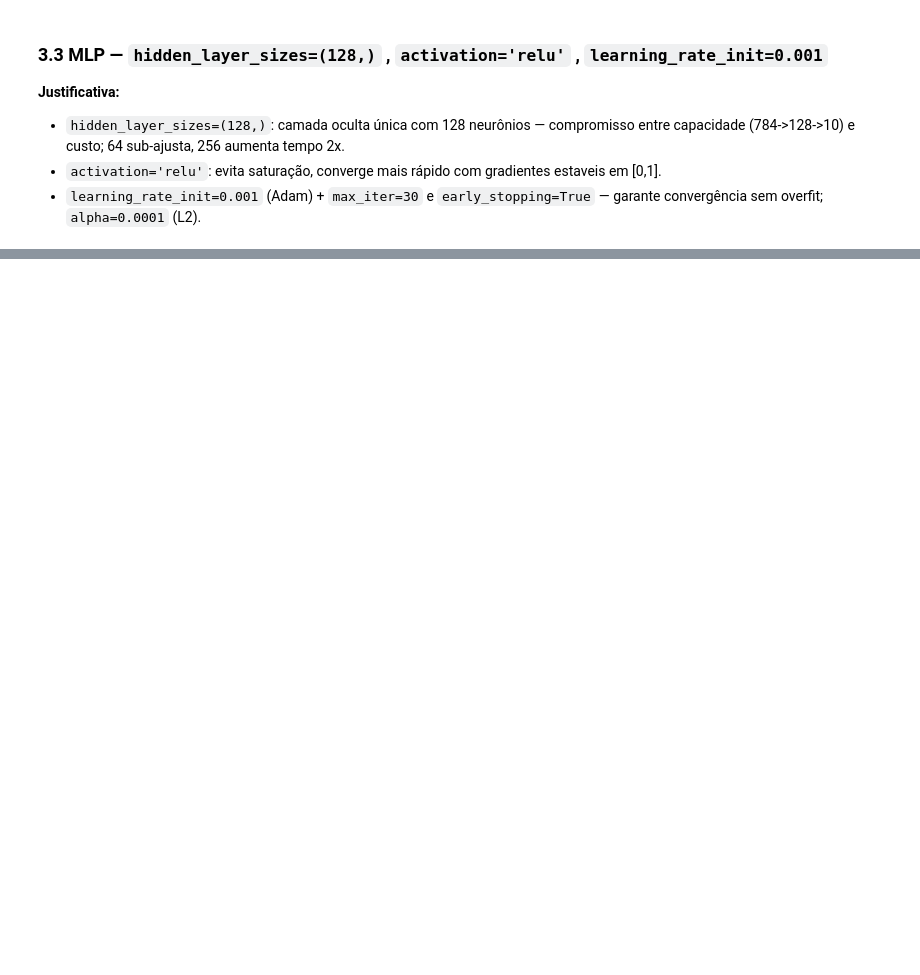
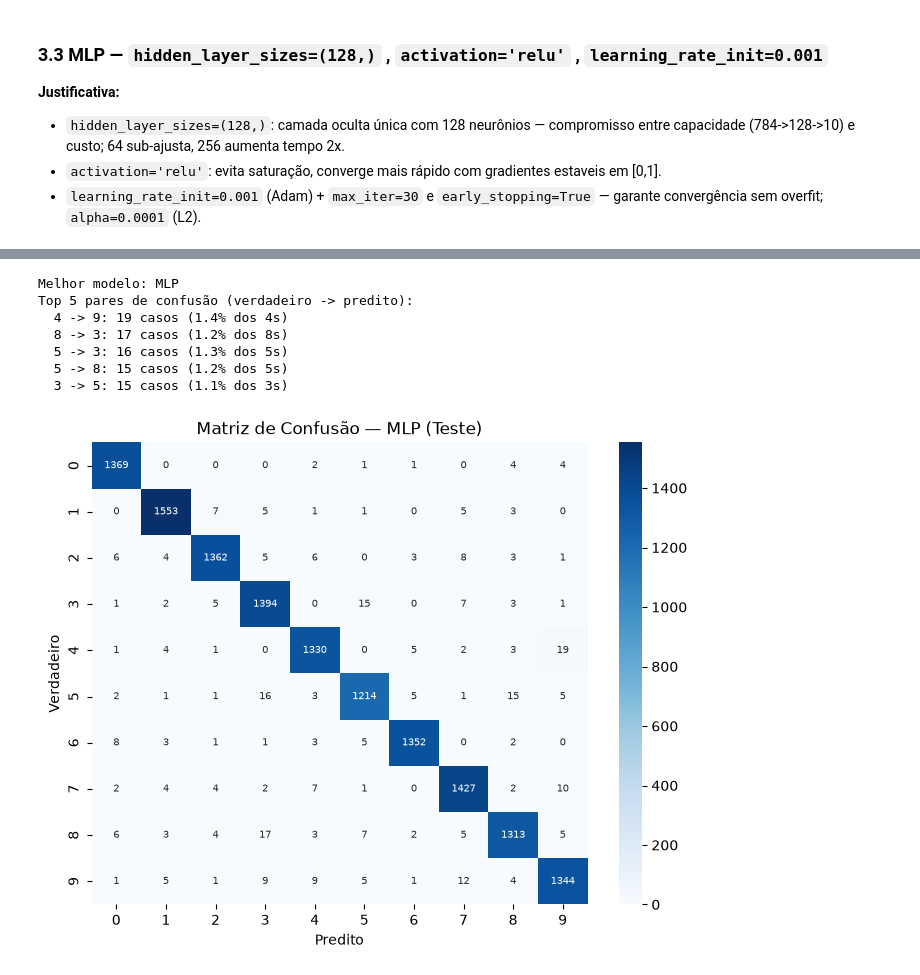
Before and after one commit to robertosim/mini-projeto-mnist, a Jupyter notebook: mini_projeto_mnist.ipynb, the cells around one changed output, grey strips where cells are left out. Saved outputs shown, nothing was run; the diff lists cells and outputs as text; code cells hidden in the pictures; blank space fills up the shorter version.

```diff
--- a/mini_projeto_mnist.ipynb
+++ b/mini_projeto_mnist.ipynb
@@ -436,0 +515,33 @@ Acurácia validação MLP: 0.9716
+# %%
+# Análise de confusão: qual dígito mais confundido?
+melhor_nome = df_comp["F1-Score (w)"].idxmax()
+melhor_modelo = modelos[melhor_nome]
+y_pred_melhor = melhor_modelo.predict(X_test_norm)
+cm_melhor = confusion_matrix(y_test, y_pred_melhor, labels=list(range(10)))
+
+cm_off = cm_melhor.copy()
+import numpy as np
+np.fill_diagonal(cm_off, 0)
+indices = np.argpartition(cm_off.flatten(), -5)[-5:]
+indices = indices[np.argsort(-cm_off.flatten()[indices])]
+print(f"Melhor modelo: {melhor_nome}")
+print("Top 5 pares de confusão (verdadeiro -> predito):")
+for idx in indices:
+    i, j = divmod(idx, 10)
+    print(f"  {i} -> {j}: {cm_melhor[i,j]} casos ({cm_melhor[i,j]/np.sum(cm_melhor[i])*100:.1f}% dos {i}s)")
+
+plt.figure(figsize=(8,6))
+sns.heatmap(cm_melhor, annot=True, fmt="d", cmap="Blues", annot_kws={"size":7})
+plt.title(f"Matriz de Confusão — {melhor_nome} (Teste)")
+plt.xlabel("Predito")
+plt.ylabel("Verdadeiro")
+plt.show()
+# %% [output]
+Melhor modelo: MLP
+Top 5 pares de confusão (verdadeiro -> predito):
+  4 -> 9: 19 casos (1.4% dos 4s)
+  8 -> 3: 17 casos (1.2% dos 8s)
+  5 -> 3: 16 casos (1.3% dos 5s)
+  5 -> 8: 15 casos (1.2% dos 5s)
+  3 -> 5: 15 casos (1.1% dos 3s)
+[figure, added]
```
Also changed, not shown: parts of 7 cells of this notebook.
